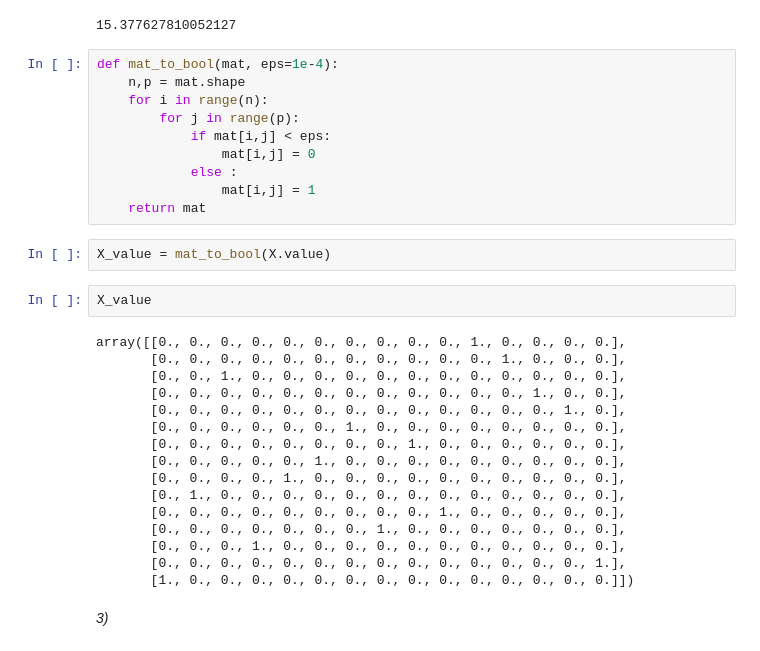
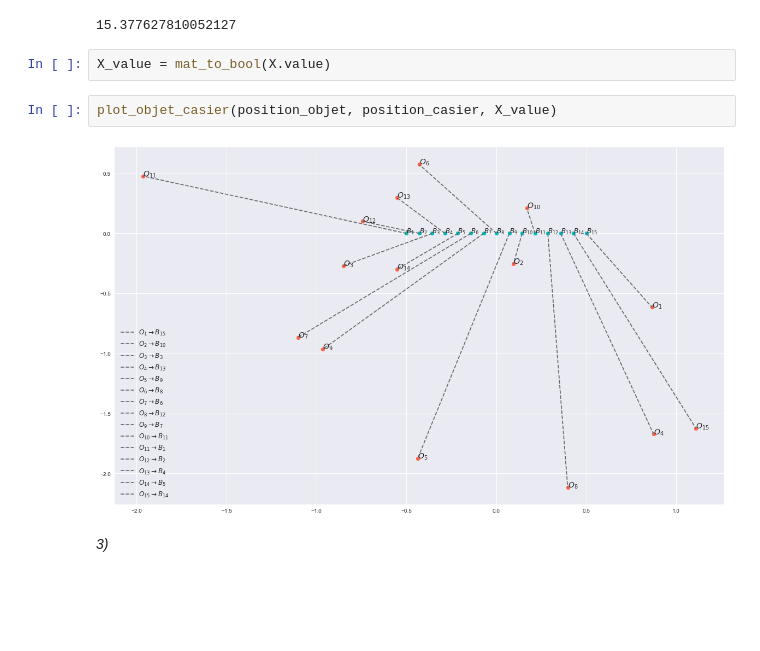
Before and after one commit to shahineb/archives1819, a Jupyter notebook: tp2_3/tp2&3.ipynb, the cells around one changed output. Drawn from its saved outputs; the diff is of its cells as text; blank space fills up the shorter version.

```diff
--- a/tp2_3/tp2&3.ipynb
+++ b/tp2_3/tp2&3.ipynb
@@ -60,36 +88,12 @@ objet_casier_pb = cvxpy.Problem(cvxpy.Minimize(total_distance), constraints)
 objet_casier_pb.solve(solver=cvxpy.ECOS_BB)
 # %% [output]
 15.377627810052127
-# %%
-def mat_to_bool(mat, eps=1e-4):
-    n,p = mat.shape
-    for i in range(n):
-        for j in range(p):
-            if mat[i,j] < eps:
-                mat[i,j] = 0
-            else :
-                mat[i,j] = 1
-    return mat
 # %%
 X_value = mat_to_bool(X.value)
-# %%
-X_value
-# %% [output]
-array([[0., 0., 0., 0., 0., 0., 0., 0., 0., 0., 1., 0., 0., 0., 0.],
-       [0., 0., 0., 0., 0., 0., 0., 0., 0., 0., 0., 1., 0., 0., 0.],
-       [0., 0., 1., 0., 0., 0., 0., 0., 0., 0., 0., 0., 0., 0., 0.],
-       [0., 0., 0., 0., 0., 0., 0., 0., 0., 0., 0., 0., 1., 0., 0.],
-       [0., 0., 0., 0., 0., 0., 0., 0., 0., 0., 0., 0., 0., 1., 0.],
-       [0., 0., 0., 0., 0., 0., 1., 0., 0., 0., 0., 0., 0., 0., 0.],
-       [0., 0., 0., 0., 0., 0., 0., 0., 1., 0., 0., 0., 0., 0., 0.],
-       [0., 0., 0., 0., 0., 1., 0., 0., 0., 0., 0., 0., 0., 0., 0.],
-       [0., 0., 0., 0., 1., 0., 0., 0., 0., 0., 0., 0., 0., 0., 0.],
-       [0., 1., 0., 0., 0., 0., 0., 0., 0., 0., 0., 0., 0., 0., 0.],
-       [0., 0., 0., 0., 0., 0., 0., 0., 0., 1., 0., 0., 0., 0., 0.],
-       [0., 0., 0., 0., 0., 0., 0., 1., 0., 0., 0., 0., 0., 0., 0.],
-       [0., 0., 0., 1., 0., 0., 0., 0., 0., 0., 0., 0., 0., 0., 0.],
-       [0., 0., 0., 0., 0., 0., 0., 0., 0., 0., 0., 0., 0., 0., 1.],
-       [1., 0., 0., 0., 0., 0., 0., 0., 0., 0., 0., 0., 0., 0., 0.]])
+# %%
+plot_objet_casier(position_objet, position_casier, X_value)
+# %% [output]
+[figure, added]
 # %% [markdown]
 _3)_
 # %%
```
Also changed, not shown: parts of 19 cells of this notebook, 1 other file.
